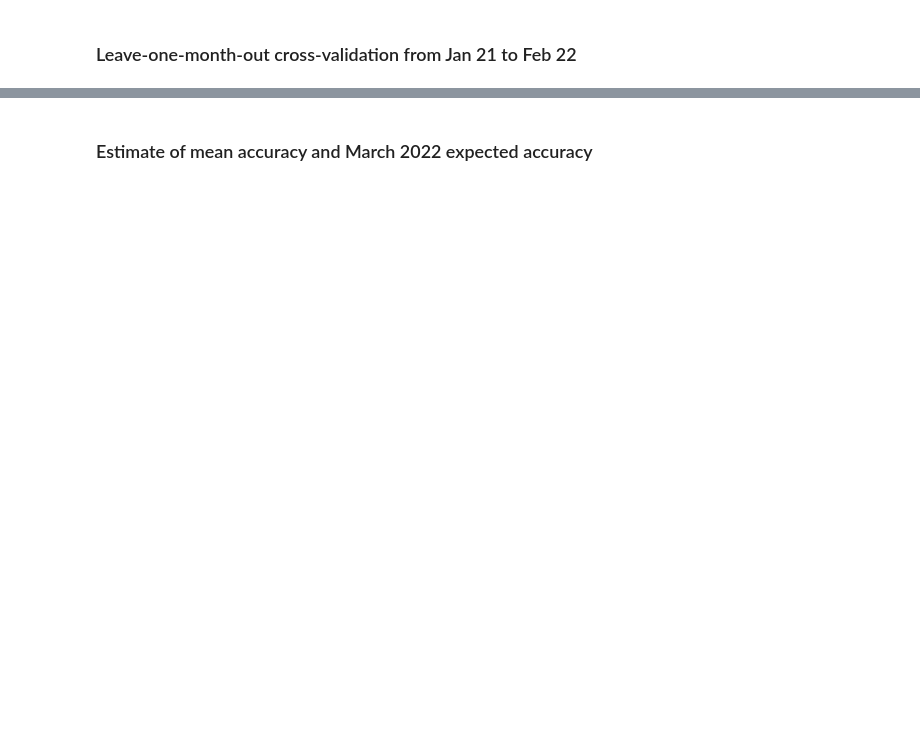
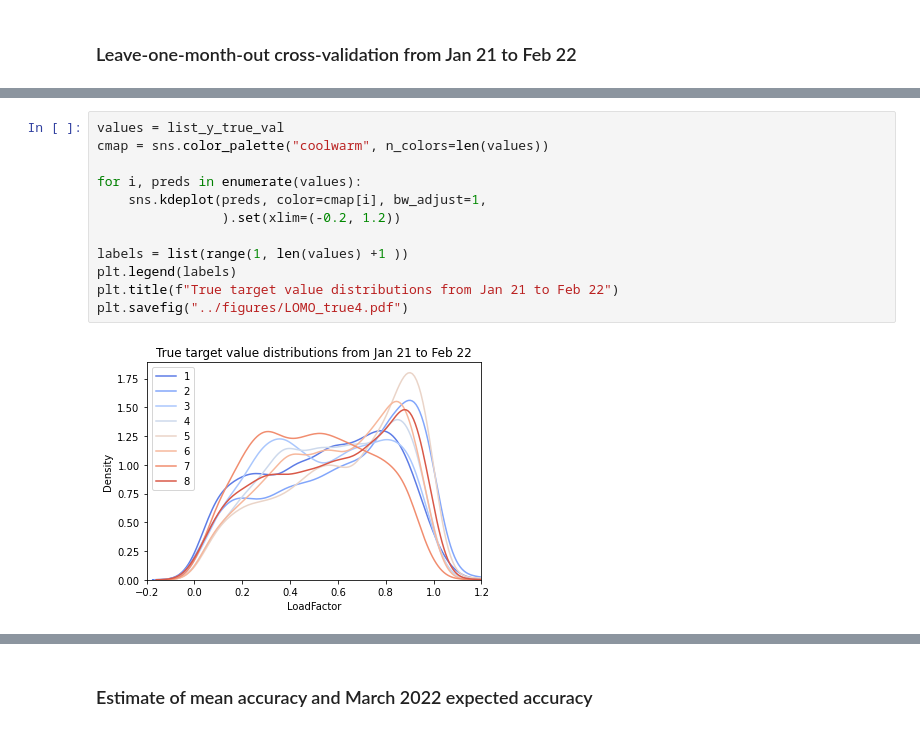
Before and after one commit to Magnushhoie/02852_Copenhagen_Optimization_Case, a Jupyter notebook: notebooks/mh_1_eda.ipynb, the cells around one changed output, grey strips where cells are left out. Drawn from its saved outputs; the diff is of its cells as text; blank space fills up the shorter version.

```diff
--- a/notebooks/mh_1_eda.ipynb
+++ b/notebooks/mh_1_eda.ipynb
@@ -226,0 +295,14 @@ Valid: MAE: 0.178, MSE: 0.05, Pearson 0.763, Acc: 0.822
+# %%
+values = list_y_true_val
+cmap = sns.color_palette("coolwarm", n_colors=len(values))
+
+for i, preds in enumerate(values):
+    sns.kdeplot(preds, color=cmap[i], bw_adjust=1,
+                ).set(xlim=(-0.2, 1.2))
+
+labels = list(range(1, len(values) +1 ))
+plt.legend(labels)
+plt.title(f"True target value distributions from Jan 21 to Feb 22")
+plt.savefig("../figures/LOMO_true4.pdf")
+# %% [output]
+[figure, added]
```
Also changed, not shown: parts of 17 cells of this notebook, 19 other files.
